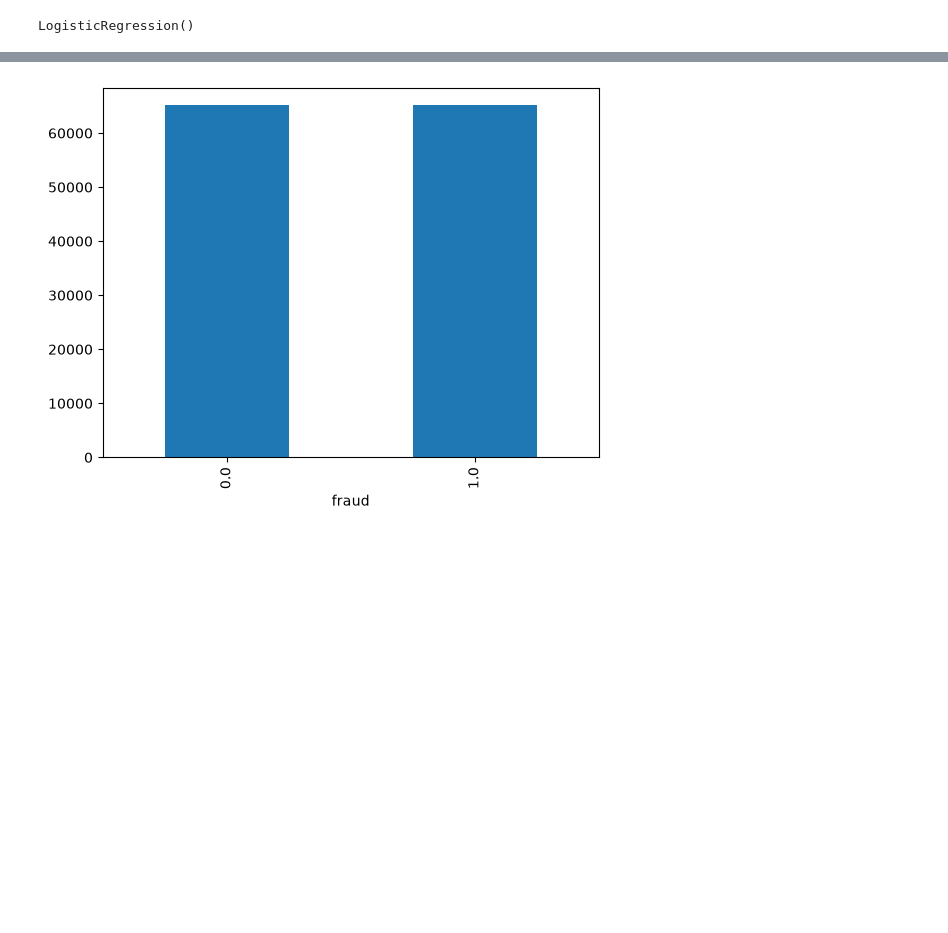
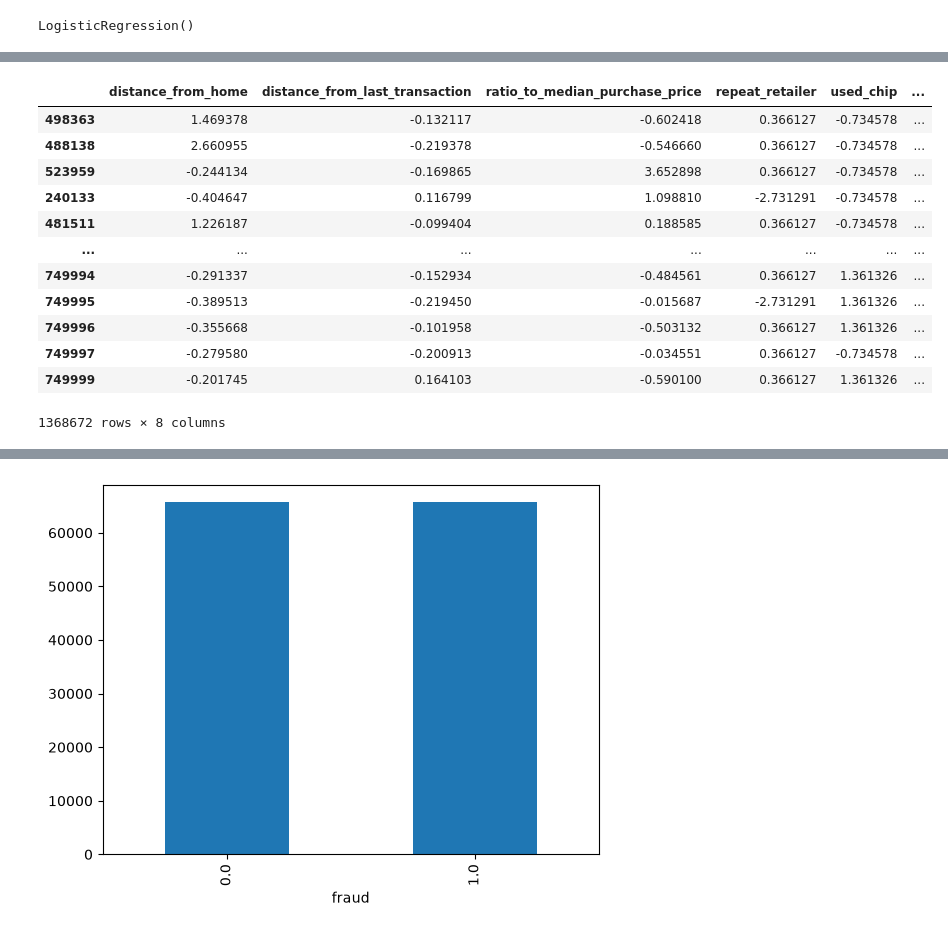
Before and after one commit to data-bootcamp-v4/lab-imbalanced, a Jupyter notebook: lab-imbalanced.ipynb, the cells around one changed output, grey strips where cells are left out. Drawn from its saved outputs; the diff is of its cells as text; code cells hidden in the pictures; blank space fills up the shorter version.

```diff
--- a/lab-imbalanced.ipynb
+++ b/lab-imbalanced.ipynb
@@ -122,0 +129,17 @@ no_fraud = train[train["fraud"] == 0]
+# %%
+train_over = pd.concat([yes_fraud_oversampled, no_fraud])
+train_over
+# %% [output]
+|  | distance_from_home | distance_from_last_transaction | ratio_to_median_purchase_price | repeat_retailer | used_chip | ... |
+| 498363 | 1.469378 | -0.132117 | -0.602418 | 0.366127 | -0.734578 | ... |
+| 488138 | 2.660955 | -0.219378 | -0.546660 | 0.366127 | -0.734578 | ... |
+| 523959 | -0.244134 | -0.169865 | 3.652898 | 0.366127 | -0.734578 | ... |
+| 240133 | -0.404647 | 0.116799 | 1.098810 | -2.731291 | -0.734578 | ... |
+| 481511 | 1.226187 | -0.099404 | 0.188585 | 0.366127 | -0.734578 | ... |
+| ... | ... | ... | ... | ... | ... | ... |
+| 749994 | -0.291337 | -0.152934 | -0.484561 | 0.366127 | 1.361326 | ... |
+| 749995 | -0.389513 | -0.219450 | -0.015687 | -2.731291 | 1.361326 | ... |
+| 749996 | -0.355668 | -0.101958 | -0.503132 | 0.366127 | 1.361326 | ... |
+| 749997 | -0.279580 | -0.200913 | -0.034551 | 0.366127 | -0.734578 | ... |
+| 749999 | -0.201745 | 0.164103 | -0.590100 | 0.366127 | 1.361326 | ... |
+1368672 rows × 8 columns
```
Also changed, not shown: parts of 18 cells of this notebook.
